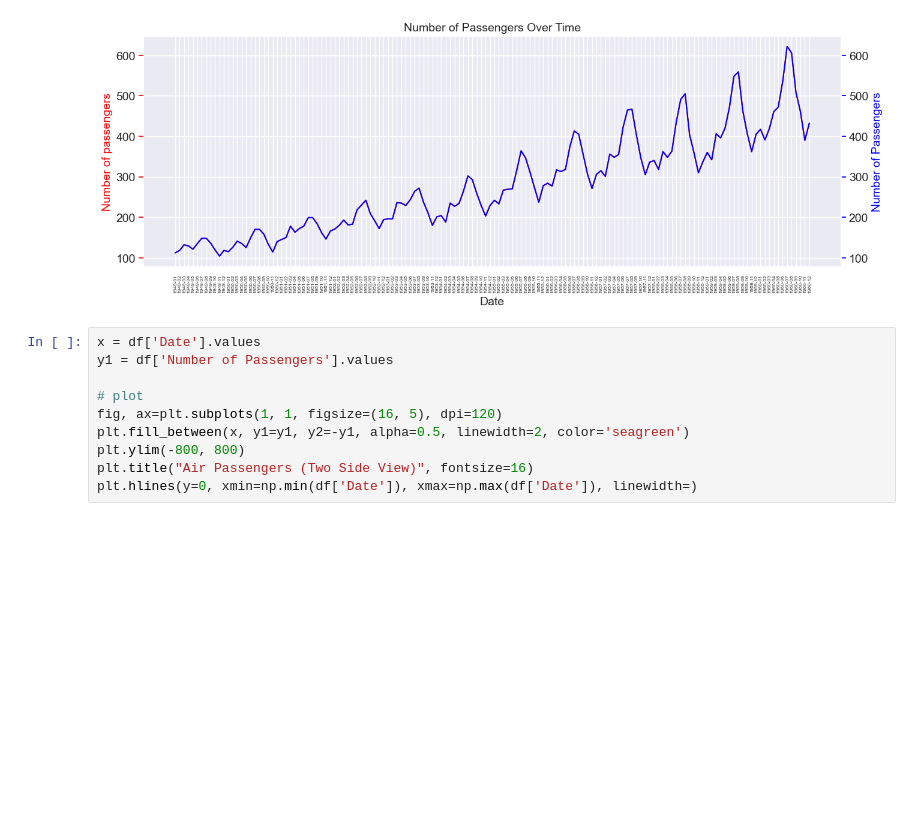
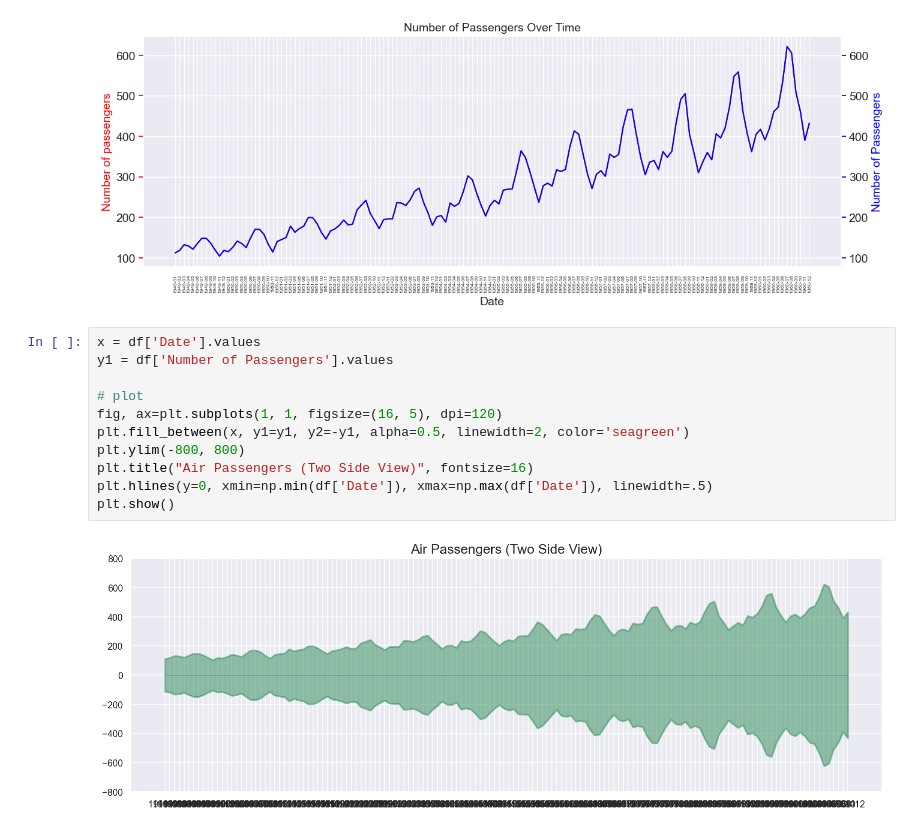
Before and after one commit to Ind-saurabh-kumar/Data_Science_Course, a Jupyter notebook: Deep_Learning_with_tensorflow/31_time_series_proj.ipynb, the cells around one changed output. Saved outputs shown, nothing was run; the diff lists cells and outputs as text; blank space fills up the shorter version.

```diff
--- a/Deep_Learning_with_tensorflow/31_time_series_proj.ipynb
+++ b/Deep_Learning_with_tensorflow/31_time_series_proj.ipynb
@@ -90,10 +90,13 @@ plt.show()
 # %%
 x = df['Date'].values
 y1 = df['Number of Passengers'].values
 
 # plot
 fig, ax=plt.subplots(1, 1, figsize=(16, 5), dpi=120)
 plt.fill_between(x, y1=y1, y2=-y1, alpha=0.5, linewidth=2, color='seagreen')
 plt.ylim(-800, 800)
 plt.title("Air Passengers (Two Side View)", fontsize=16)
-plt.hlines(y=0, xmin=np.min(df['Date']), xmax=np.max(df['Date']), linewidth=)
+plt.hlines(y=0, xmin=np.min(df['Date']), xmax=np.max(df['Date']), linewidth=.5)
+plt.show()
+# %% [output]
+[figure, added]
```
Also changed, not shown: parts of 2 cells of this notebook.
